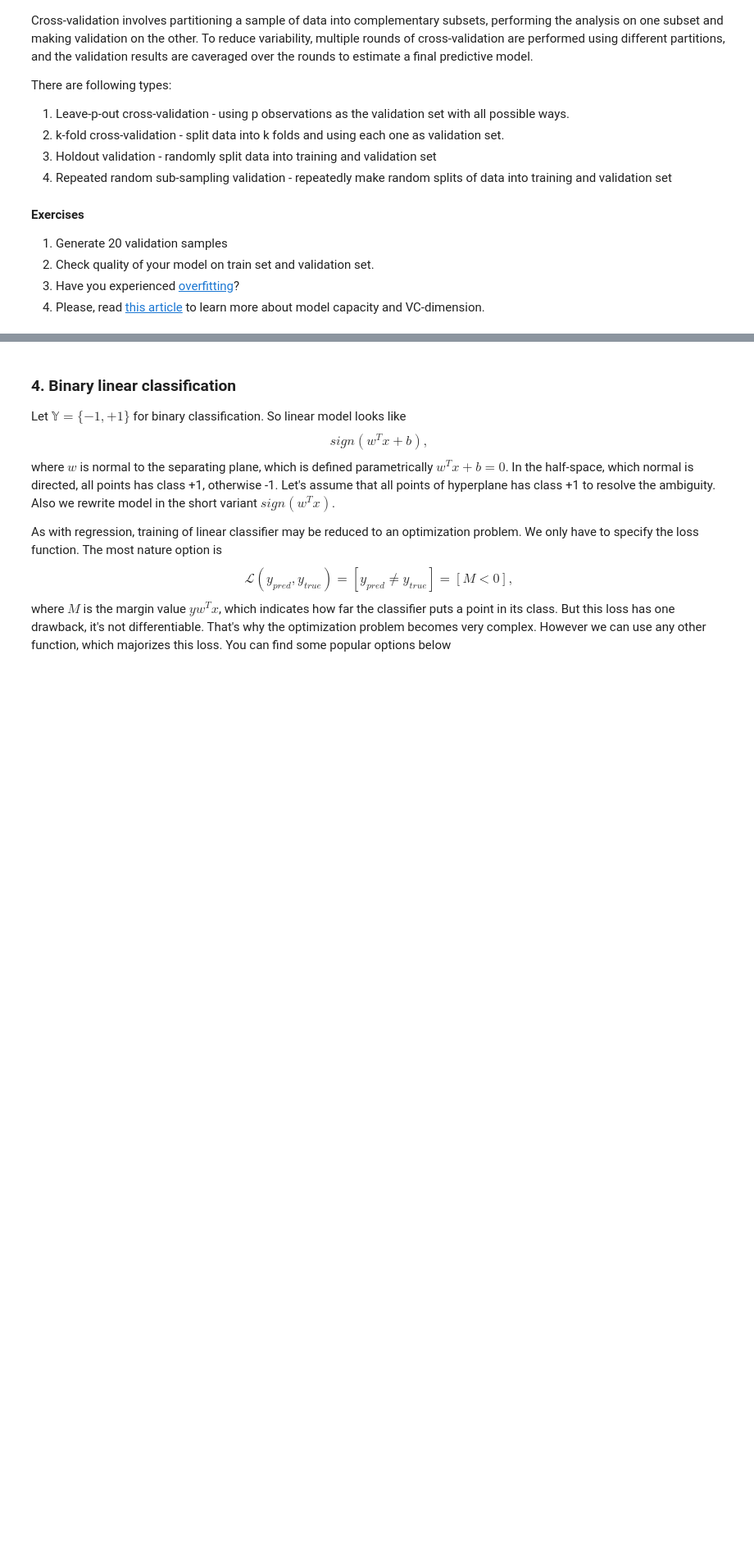
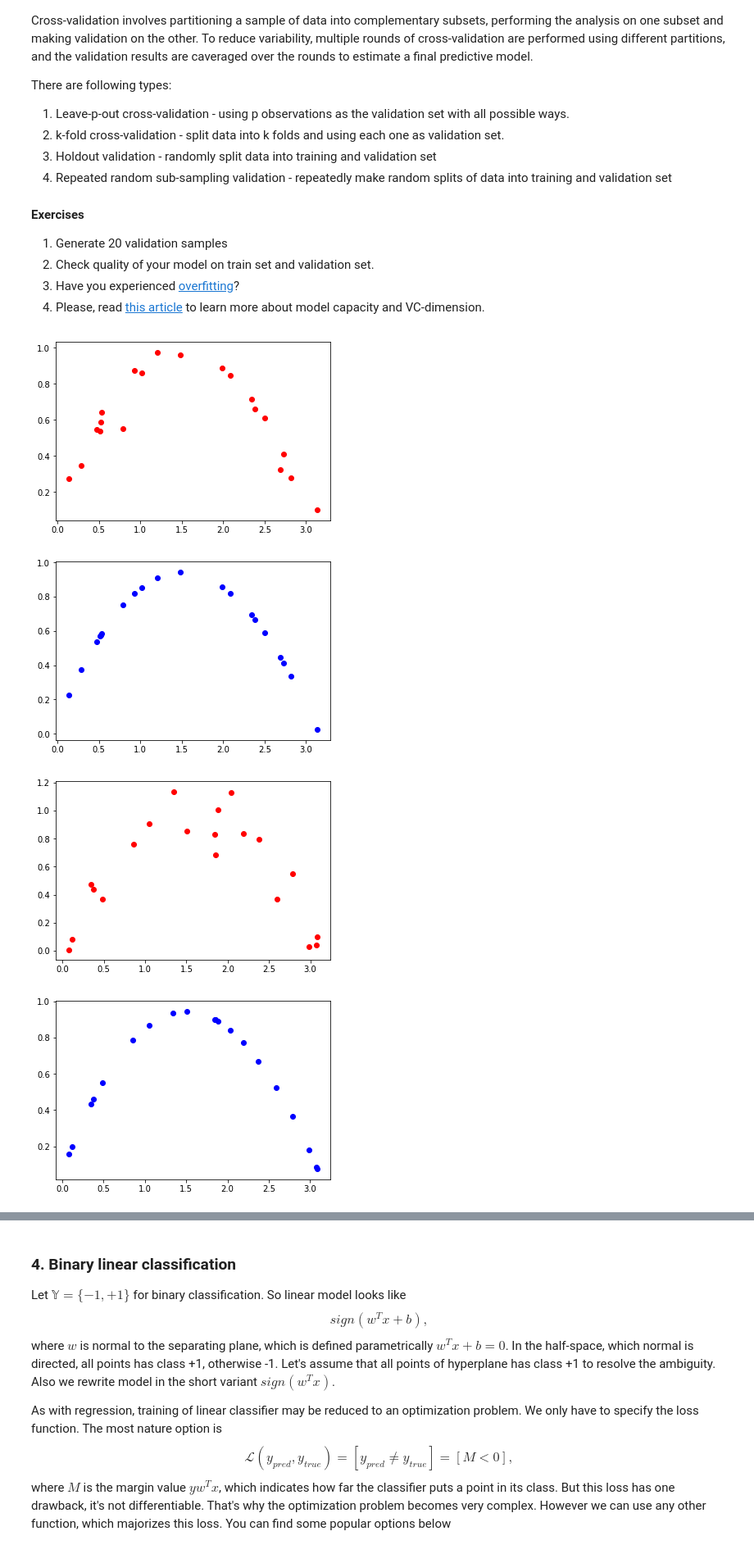
Before and after one commit to iponamareva/squad, a Jupyter notebook: labs/lab-1.ipynb, the cells around one changed output, grey strips where cells are left out. Shown at 82% size. Cells and saved outputs as stored; diff of their text form; code cells hidden in the pictures; blank space fills up the shorter version.

```diff
--- a/labs/lab-1.ipynb
+++ b/labs/lab-1.ipynb
@@ -177,3 +179,50 @@ There are following types:
 2. Check quality of your model on train set and validation set.
 3. Have you experienced [overfitting](https://en.wikipedia.org/wiki/Overfitting)?
 4. Please, read [this article](https://en.wikipedia.org/wiki/VC_dimension) to learn more about model capacity and VC-dimension.
+# %%
+X3 = np.array([[0, 0, 0, 1]] * 20, dtype=float)
+for i in range(20):
+    X3[i][0] = np.random.uniform(0, np.pi)
+    X3[i][1] = X3[i][0] ** 2
+    X3[i][2] = X3[i][0] ** 3
+
+xValue3 = []
+for i in range(20):
+    xValue3.append(X3[i][0])
+
+yTrue3 = np.array([np.sin(X3[i][0]) + np.random.normal(0, 0.1) for i in range(20)])
+
+w3 = np.dot(X3.transpose(), X3)
+w3 = la.inv(w3)
+w3 = np.dot(w3, X3.transpose())
+w3 = np.dot(w3, yTrue3)
+
+yPred3 = np.dot(w3, X3.transpose())
+
+plt.scatter(xValue3, yTrue3, color='red')
+plt.show()
+plt.scatter(xValue3, yPred3, color='blue')
+plt.show()
+
+Xtest = np.array([[0, 0, 0, 1]] * 20, dtype=float)
+for i in range(20):
+    Xtest[i][0] = np.random.uniform(0, np.pi)
+    Xtest[i][1] = Xtest[i][0] ** 2
+    Xtest[i][2] = Xtest[i][0] ** 3
+
+xValueTest = []
+for i in range(20):
+    xValueTest.append(Xtest[i][0])
+
+yTrueTest = np.array([np.sin(Xtest[i][0]) + np.random.normal(0, 0.1) for i in range(20)])
+yPredTest = np.dot(w3, Xtest.transpose())
+
+plt.scatter(xValueTest, yTrueTest, color='red')
+plt.show()
+plt.scatter(xValueTest, yPredTest, color='blue')
+plt.show()
+# %% [output]
+[figure, added]
+[figure, added]
+[figure, added]
+[figure, added]
```
Also changed, not shown: parts of 7 cells of this notebook.
